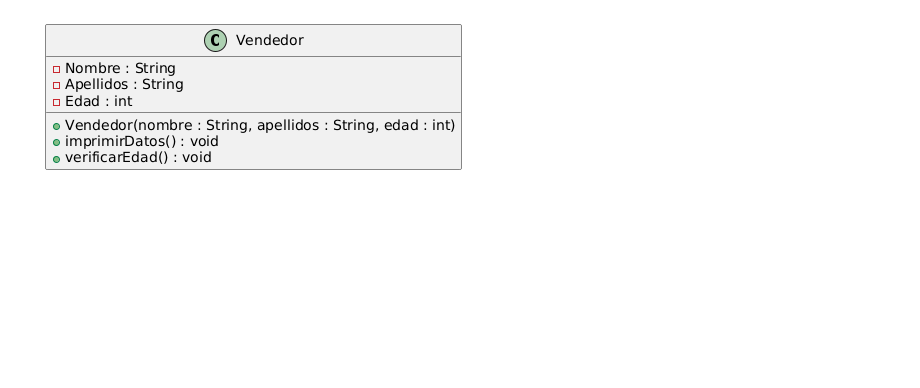
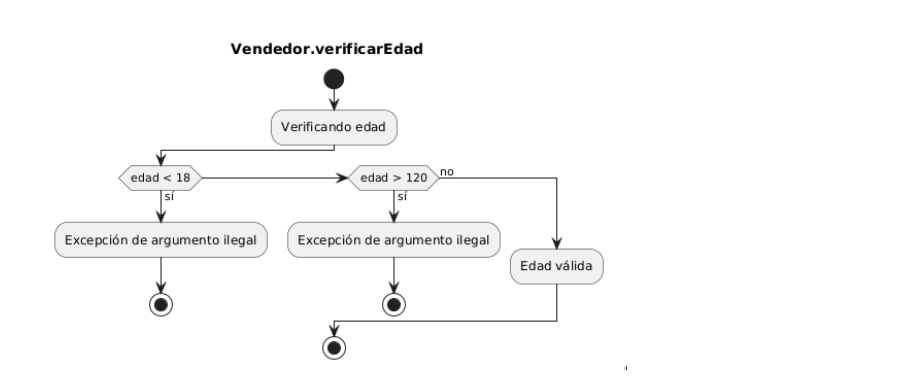
Before and after one commit to jespanaj-bot/taller-4, a Jupyter notebook: Untitled2.ipynb, the cells around one changed output. Saved outputs shown, nothing was run; the diff lists cells and outputs as text; code cells hidden in the pictures; blank space fills up the shorter version.

```diff
--- a/Untitled2.ipynb
+++ b/Untitled2.ipynb
@@ -93,5 +70,5 @@ with open("diagrama.uml", "w") as f:
 # %%
-from IPython.display import Image
-Image(filename='diagrama.png')
+from IPython.display import Image, display
+display(Image('Captura de pantalla_2025-11-04_20-07-53.png'))
 # %% [output]
-[figure, old version]
+[figure, new version]
```
Also changed, not shown: parts of 6 cells of this notebook.
